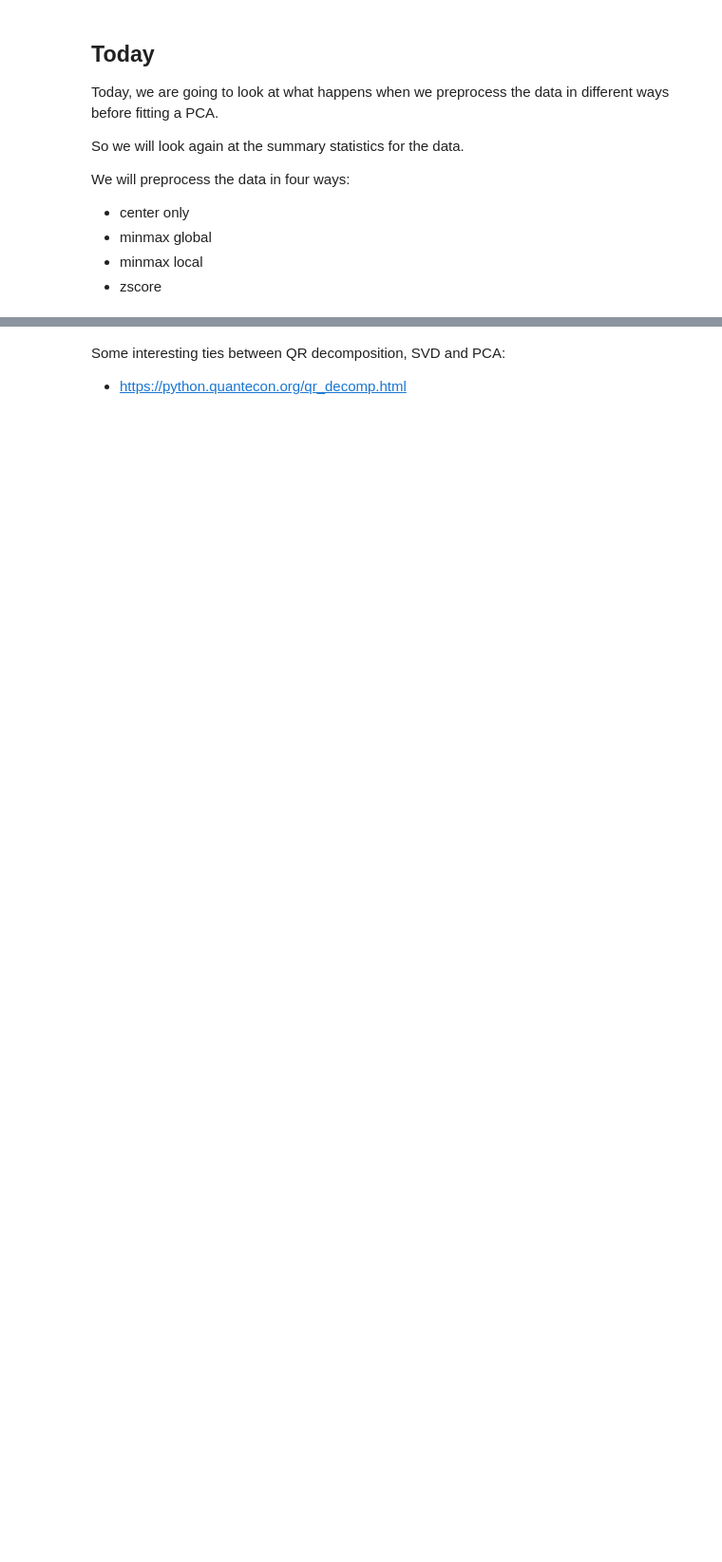
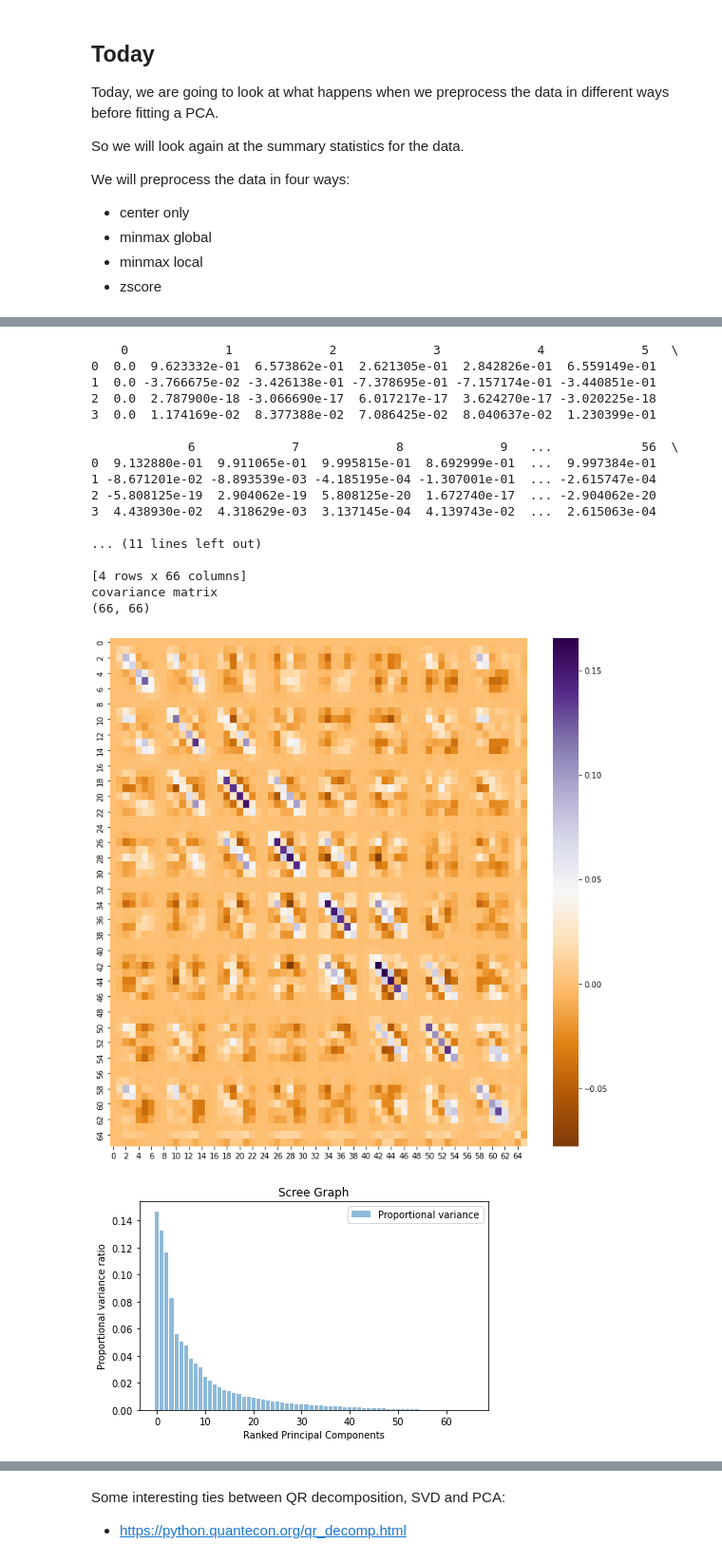
Before and after one commit to ajstent/CS252S22, a Jupyter notebook: CS252S22_Day20.ipynb, the cells around one changed output, grey strips where cells are left out. Shown at 95% size. Cells and saved outputs as stored; diff of their text form; code cells hidden in the pictures; blank space fills up the shorter version.

```diff
--- a/CS252S22_Day20.ipynb
+++ b/CS252S22_Day20.ipynb
@@ -136,3 +236,26 @@ print(uf.getSummaryStatistics(data))
 # %%
 # Now preprocess the data via minmax local and center, print summary statistics, and then fit a PCA
 # What do we observe?
+centered = preprocess(data, minmax=True, local=True)
+print(uf.getSummaryStatistics(centered))
+pca_with_plots(centered)
+# %% [output]
+    0             1             2             3             4             5   \
+0  0.0  9.623332e-01  6.573862e-01  2.621305e-01  2.842826e-01  6.559149e-01
+1  0.0 -3.766675e-02 -3.426138e-01 -7.378695e-01 -7.157174e-01 -3.440851e-01
+2  0.0  2.787900e-18 -3.066690e-17  6.017217e-17  3.624270e-17 -3.020225e-18
+3  0.0  1.174169e-02  8.377388e-02  7.086425e-02  8.040637e-02  1.230399e-01
+
+             6             7             8             9   ...            56  \
+0  9.132880e-01  9.911065e-01  9.995815e-01  8.692999e-01  ...  9.997384e-01
+1 -8.671201e-02 -8.893539e-03 -4.185195e-04 -1.307001e-01  ... -2.615747e-04
+2 -5.808125e-19  2.904062e-19  5.808125e-20  1.672740e-17  ... -2.904062e-20
+3  4.438930e-02  4.318629e-03  3.137145e-04  4.139743e-02  ...  2.615063e-04
+
+... (11 lines left out)
+
+[4 rows x 66 columns]
+covariance matrix
+(66, 66)
+[figure, added]
+[figure, added]
```
Also changed, not shown: parts of 6 cells of this notebook, 4 other files.
